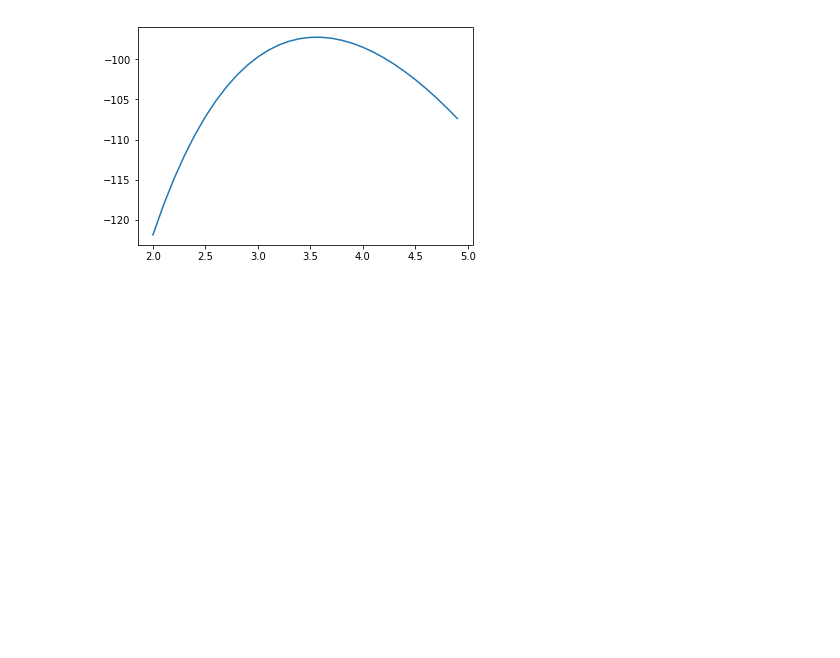
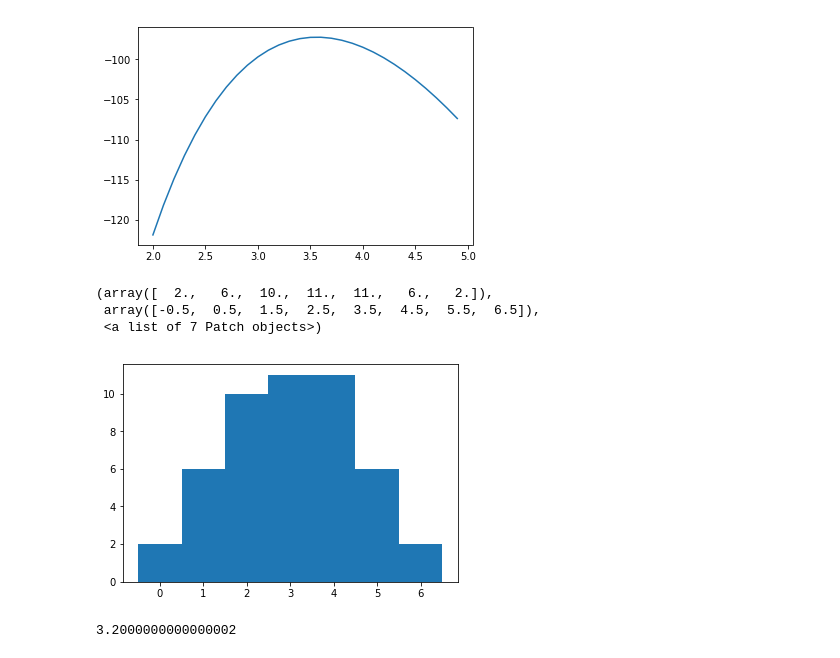
Before and after one commit to ykodama/statistical-modeling-python, a Jupyter notebook: chapter-02/chapter-02.ipynb, the cells around one changed output. Drawn from its saved outputs; the diff is of its cells as text; code cells hidden in the pictures; blank space fills up the shorter version.

```diff
--- a/chapter-02/chapter-02.ipynb
+++ b/chapter-02/chapter-02.ipynb
@@ -102,3 +102,13 @@ plt.plot(x,logL_list)
 # %%
 a =np.random.poisson(lam=3.5,size=50)
 d = pd.Series(a)
+plt.hist(d,bins=np.arange(d.max())-0.5)
+# %% [output]
+(array([  2.,   6.,  10.,  11.,  11.,   6.,   2.]),
+ array([-0.5,  0.5,  1.5,  2.5,  3.5,  4.5,  5.5,  6.5]),
+ <a list of 7 Patch objects>)
+[figure, added]
+# %%
+d.mean()
+# %% [output]
+3.2000000000000002
```
Also changed, not shown: parts of 3 cells of this notebook.
